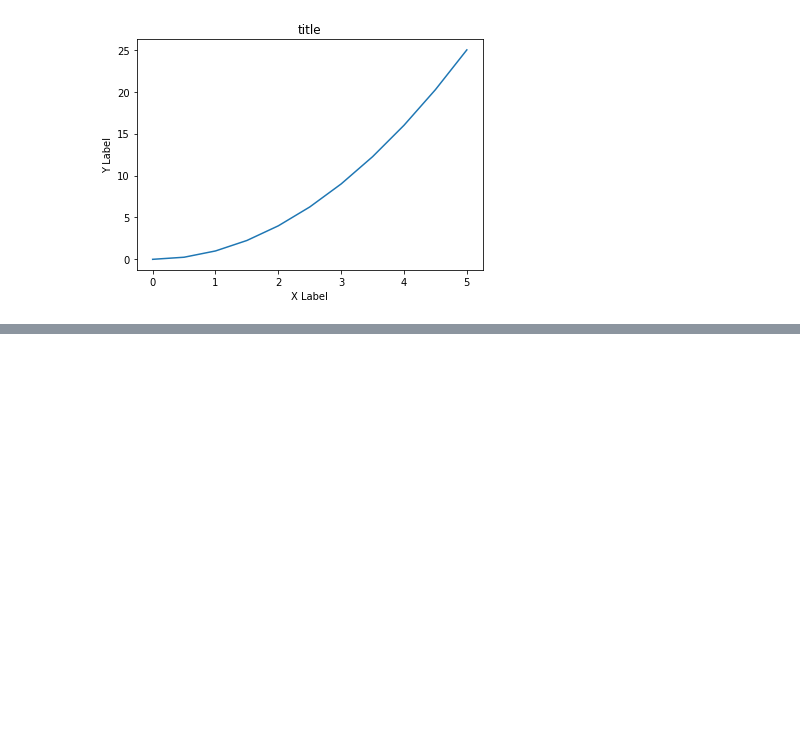
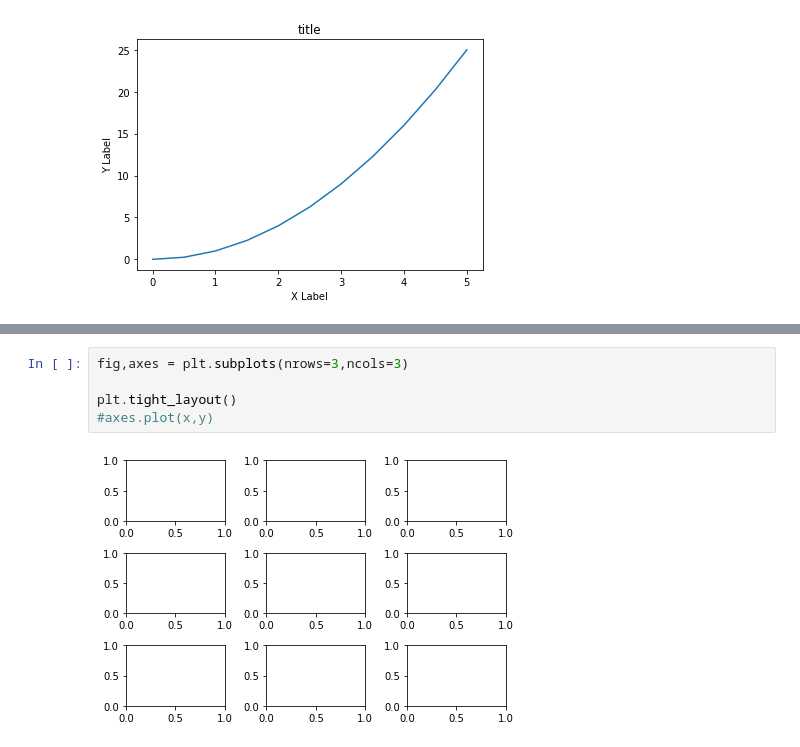
Before and after one commit to paulocalado/python_for_ml, a Jupyter notebook: Matplotlib/matplotlib.ipynb, the cells around one changed output, grey strips where cells are left out. Drawn from its saved outputs; the diff is of its cells as text; blank space fills up the shorter version.

```diff
--- a/Matplotlib/matplotlib.ipynb
+++ b/Matplotlib/matplotlib.ipynb
@@ -60,0 +62,7 @@ A
+# %%
+fig,axes = plt.subplots(nrows=3,ncols=3)
+
+plt.tight_layout()
+#axes.plot(x,y)
+# %% [output]
+[figure, added]
```
Also changed, not shown: parts of 8 cells of this notebook, 2 other files.
